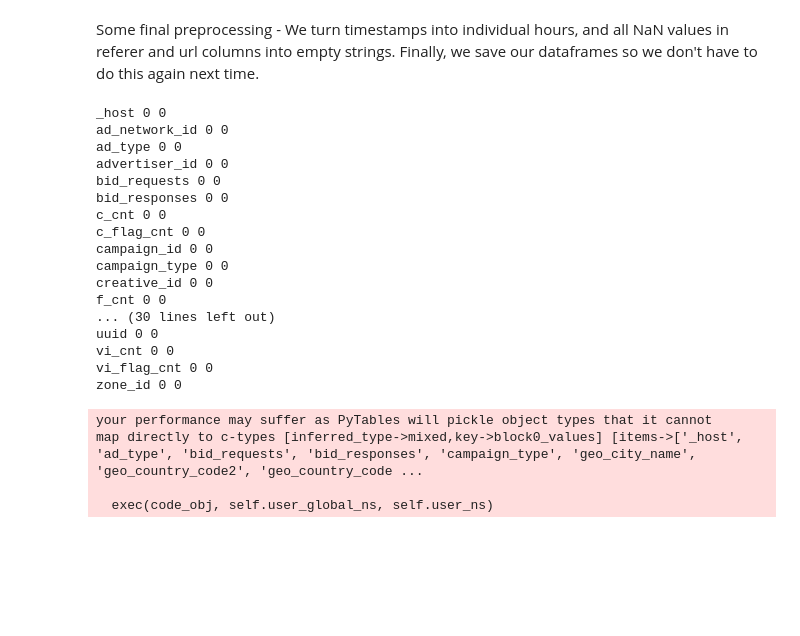
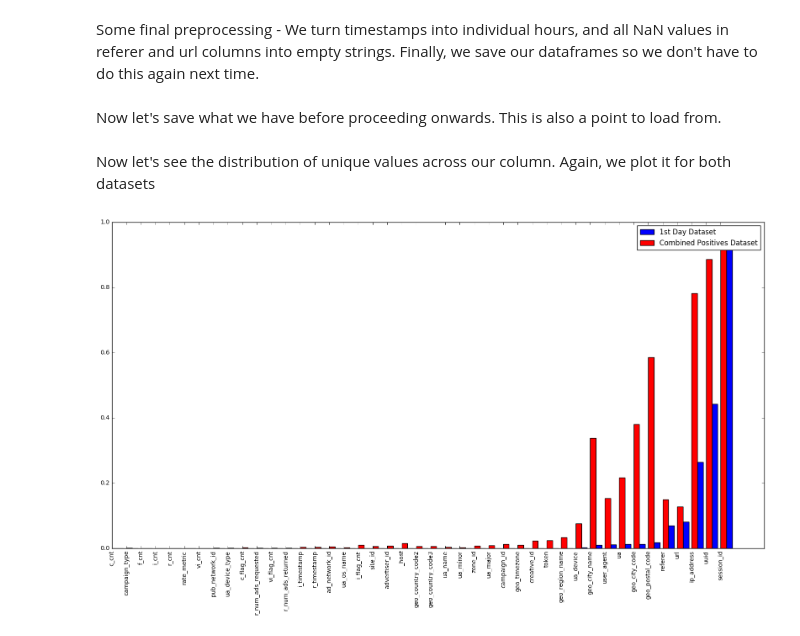
Before and after one commit to learning-machine-learning/polymorph-ua, a Jupyter notebook: Jihan_Preprocess.ipynb, the cells around one changed output. Cells and saved outputs as stored; diff of their text form; code cells hidden in the pictures; blank space fills up the shorter version.

```diff
--- a/Jihan_Preprocess.ipynb
+++ b/Jihan_Preprocess.ipynb
@@ -147,43 +147,54 @@ for c in df.columns:
     if c in keep_nans:
         df[c] = df[c].apply(replace_NaN_with_empty_string)
         df_pos[c] = df_pos[c].apply(replace_NaN_with_empty_string)
+# %% [markdown]
+Now let's save what we have before proceeding onwards. This is also a point to load from.
 # %%
 #Double check that there are no more NaN values
-for c in df.columns:
-    print(c, df.shape[0]-df[c].count(), df_pos.shape[0]-df_pos[c].count())
-    if df.shape[0]-df[c].count() > 0 or df_pos.shape[0] - df_pos[c].count() > 0:
-        raise("Fuck")
+save = False
+if save:
+    for c in df.columns:
+        print(c, df.shape[0]-df[c].count(), df_pos.shape[0]-df_pos[c].count())
+        if df.shape[0]-df[c].count() > 0 or df_pos.shape[0] - df_pos[c].count() > 0:
+            raise("Fuck")
 
 #Open our hdf files
 df_store = pd.HDFStore('data/combined_day1_processed.h5')
 pos_store = pd.HDFStore('data/positives_processed.h5')
 
 #Save our dataframes as hdf5
-df_store['df'] = df
-pos_store['df'] = df_pos
+#df_store['df'] = df
+#pos_store['df'] = df_pos
+
+#Load our dataframes as hdf5
+df = df_store['df']
+df_pos = pos_store['df']
 
 #Close our hdf files
 pos_store.close()
 df_store.close()
-# %% [output]
-_host 0 0
-ad_network_id 0 0
-ad_type 0 0
-advertiser_id 0 0
-bid_requests 0 0
-bid_responses 0 0
-c_cnt 0 0
-c_flag_cnt 0 0
-campaign_id 0 0
-campaign_type 0 0
-creative_id 0 0
-f_cnt 0 0
-... (30 lines left out)
-uuid 0 0
-vi_cnt 0 0
-vi_flag_cnt 0 0
-zone_id 0 0
-your performance may suffer as PyTables will pickle object types that it cannot
-map directly to c-types [inferred_type->mixed,key->block0_values] [items->['_host', 'ad_type', 'bid_requests', 'bid_responses', 'campaign_type', 'geo_city_name', 'geo_country_code2', 'geo_country_code ...
-
-  exec(code_obj, self.user_global_ns, self.user_ns)
+# %% [markdown]
+Now let's see the distribution of unique values across our column. Again, we plot it for both datasets
+# %%
+touse = set()
+for c in df.columns:
+    try:
+        df[c].nunique()
+        touse.add(c)
+    except:
+
+        pass
+
+countx, county_df = [c for c in touse], [df[c].nunique()/df.shape[0] for c in touse]
+#sort them by 1st day dataframe's non-NaN count
+countx = [x for _, x in sorted(zip(county_df, countx))]
+county_pos = [df_pos[c].nunique()/df_pos.shape[0] for c in countx]
+county_df = sorted(county_df)
+plt.figure(figsize=(20,10))
+plt.bar([i+0.4 for i in range(len(countx))], county_df, color='b', label='1st Day Dataset', width=0.4)
+plt.bar([i for i in range(len(countx))], county_pos, color='r', label='Combined Positives Dataset', width=0.4)
+plt.xticks([i for i in range(len(countx))], countx, rotation=90)
+plt.legend()
+plt.show()
+# %% [output]
+[figure, added]
```
Also changed, not shown: parts of 7 cells of this notebook.
